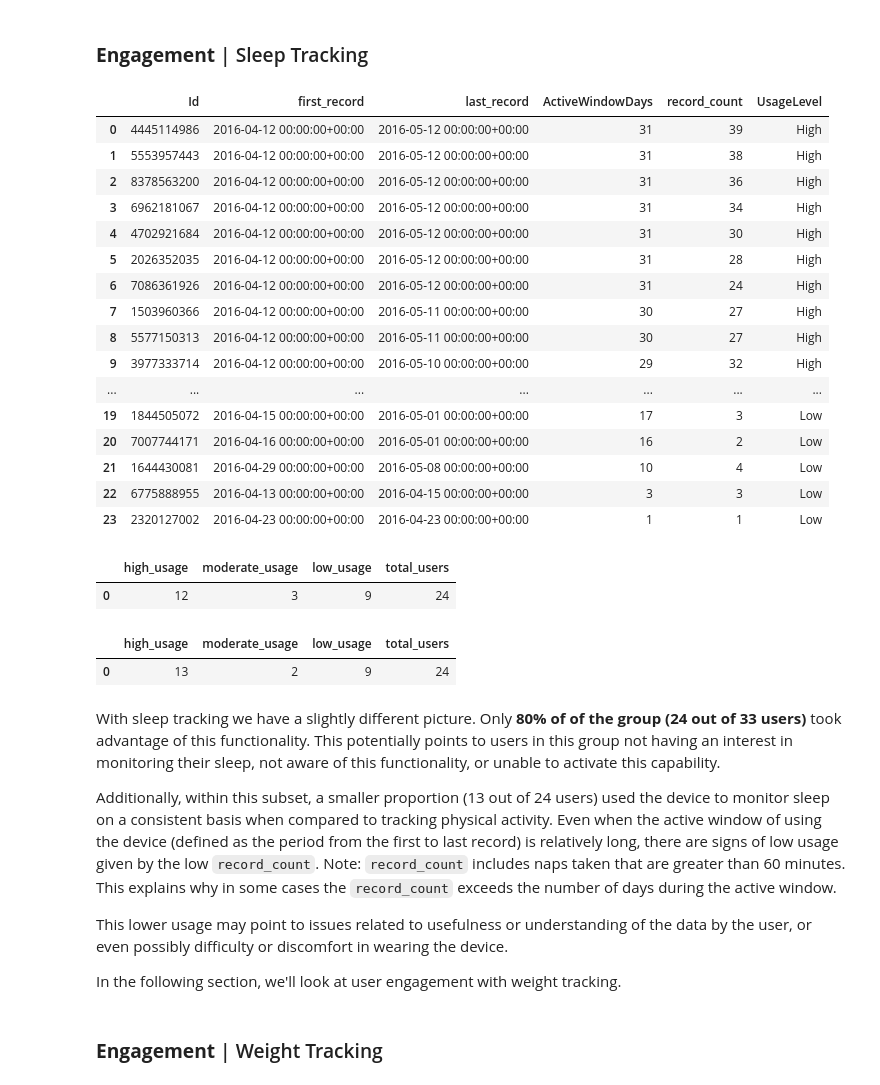
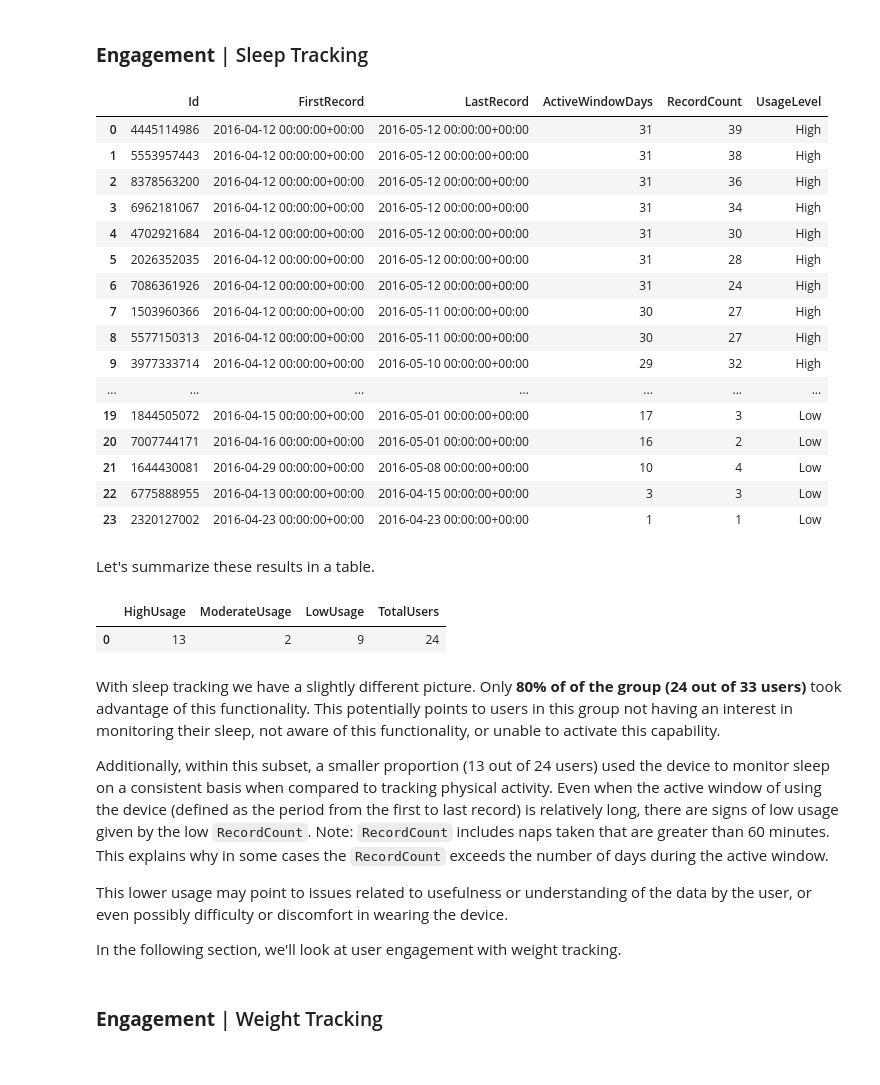
Before and after one commit to phlln/bellabeat-analysis, a Jupyter notebook: bellabeat_bigquery_playground.ipynb, the cells around one changed output. Drawn from its saved outputs; the diff is of its cells as text; code cells hidden in the pictures.

```diff
--- a/bellabeat_bigquery_playground.ipynb
+++ b/bellabeat_bigquery_playground.ipynb
@@ -776,26 +828,26 @@ Next, we'll look at sleep tracking.
 %%bigquery
 WITH sleep_record_count AS (
     SELECT Id,
-           SUM(TotalSleepRecords) AS record_count
+           SUM(TotalSleepRecords) AS RecordCount
      FROM `gac-bellabeat.activity.sleep`
     GROUP BY 1
 ),
 active_window AS (
     SELECT Id,
-           MIN(SleepDay) AS first_record,
-           MAX(SleepDay) AS last_record,
+           MIN(SleepDay) AS FirstRecord,
+           MAX(SleepDay) AS LastRecord,
            DATE_DIFF(MAX(SleepDay), MIN(SleepDay), DAY) + 1 AS ActiveWindowDays, -- add 1 to include usage on final day
      FROM `gac-bellabeat.activity.sleep`
     GROUP BY 1
 )
 SELECT aw.Id,
-       aw.first_record,
-       aw.last_record,
+       aw.FirstRecord,
+       aw.LastRecord,
        aw.ActiveWindowDays,
-       src.record_count,
+       src.RecordCount,
        CASE
-        WHEN src.record_count >= 21 THEN 'High'
-        WHEN src.record_count >= 14 THEN 'Moderate'
+        WHEN src.RecordCount >= 21 THEN 'High'
+        WHEN src.RecordCount >= 14 THEN 'Moderate'
         ELSE 'Low'
        END AS UsageLevel
  FROM active_window aw
@@ -803,7 +855,7 @@ SELECT aw.Id,
    ON aw.Id = src.Id
 ORDER BY 4 DESC, 5 DESC, 6;
 # %% [output]
-|  | Id | first_record | last_record | ActiveWindowDays | record_count | UsageLevel |
+|  | Id | FirstRecord | LastRecord | ActiveWindowDays | RecordCount | UsageLevel |
 | 0 | 4445114986 | 2016-04-12 00:00:00+00:00 | 2016-05-12 00:00:00+00:00 | 31 | 39 | High |
 | 1 | 5553957443 | 2016-04-12 00:00:00+00:00 | 2016-05-12 00:00:00+00:00 | 31 | 38 | High |
 | 2 | 8378563200 | 2016-04-12 00:00:00+00:00 | 2016-05-12 00:00:00+00:00 | 31 | 36 | High |
@@ -820,73 +872,51 @@ ORDER BY 4 DESC, 5 DESC, 6;
 | 21 | 1644430081 | 2016-04-29 00:00:00+00:00 | 2016-05-08 00:00:00+00:00 | 10 | 4 | Low |
 | 22 | 6775888955 | 2016-04-13 00:00:00+00:00 | 2016-04-15 00:00:00+00:00 | 3 | 3 | Low |
 | 23 | 2320127002 | 2016-04-23 00:00:00+00:00 | 2016-04-23 00:00:00+00:00 | 1 | 1 | Low |
-# %%
-%%bigquery
-WITH usage_categories AS (
-    SELECT Id,
-           MIN(SleepDay) AS first_record,
-           MAX(SleepDay) AS last_record,
-           DATE_DIFF(MAX(SleepDay), MIN(SleepDay), DAY) + 1 AS ActiveWindowDays, -- add 1 to include usage on final day
-           COUNT(SleepDay) AS record_count,
-           CASE
-            WHEN COUNT(SleepDay) >= 21 THEN 'High'
-            WHEN COUNT(SleepDay) >= 14 THEN 'Moderate'
-            ELSE 'Low'
-           END AS UsageLevel
-     FROM `gac-bellabeat.activity.sleep`
-    GROUP BY 1
-)
-SELECT SUM(CASE WHEN uc.UsageLevel = 'High' THEN 1 ELSE 0 END) AS high_usage,
-       SUM(CASE WHEN uc.UsageLevel = 'Moderate' THEN 1 ELSE 0 END) AS moderate_usage,
-       SUM(CASE WHEN uc.UsageLevel = 'Low' THEN 1 ELSE 0 END) AS low_usage,
-       COUNT(*) AS total_users
-FROM usage_categories uc;
-# %% [output]
-|  | high_usage | moderate_usage | low_usage | total_users |
-| 0 | 12 | 3 | 9 | 24 |
+# %% [markdown]
+Let's summarize these results in a table.
 # %%
 %%bigquery
 WITH sleep_record_count AS (
     SELECT Id,
-           SUM(TotalSleepRecords) AS record_count
+           SUM(TotalSleepRecords) AS RecordCount
      FROM `gac-bellabeat.activity.sleep`
     GROUP BY 1
 ),
 active_window AS (
     SELECT Id,
-           MIN(SleepDay) AS first_record,
-           MAX(SleepDay) AS last_record,
+           MIN(SleepDay) AS FirstRecord,
+           MAX(SleepDay) AS LastRecord,
            DATE_DIFF(MAX(SleepDay), MIN(SleepDay), DAY) + 1 AS ActiveWindowDays, -- add 1 to include usage on final day
      FROM `gac-bellabeat.activity.sleep`
     GROUP BY 1
 ),
 usage_categories AS (
     SELECT aw.Id,
-           aw.first_record,
-           aw.last_record,
+           aw.FirstRecord,
+           aw.LastRecord,
            aw.ActiveWindowDays,
-           src.record_count,
+           src.RecordCount,
            CASE
-            WHEN src.record_count >= 21 THEN 'High'
-            WHEN src.record_count >= 14 THEN 'Moderate'
+            WHEN src.RecordCount >= 21 THEN 'High'
+            WHEN src.RecordCount >= 14 THEN 'Moderate'
             ELSE 'Low'
            END AS UsageLevel
      FROM active_window aw
      JOIN sleep_record_count src
        ON aw.Id = src.Id
 )
-SELECT SUM(CASE WHEN uc.UsageLevel = 'High' THEN 1 ELSE 0 END) AS high_usage,
-       SUM(CASE WHEN uc.UsageLevel = 'Moderate' THEN 1 ELSE 0 END) AS moderate_usage,
-       SUM(CASE WHEN uc.UsageLevel = 'Low' THEN 1 ELSE 0 END) AS low_usage,
-       COUNT(*) AS total_users
+SELECT SUM(CASE WHEN uc.UsageLevel = 'High' THEN 1 ELSE 0 END) AS HighUsage,
+       SUM(CASE WHEN uc.UsageLevel = 'Moderate' THEN 1 ELSE 0 END) AS ModerateUsage,
+       SUM(CASE WHEN uc.UsageLevel = 'Low' THEN 1 ELSE 0 END) AS LowUsage,
+       COUNT(*) AS TotalUsers
  FROM usage_categories uc;
 # %% [output]
-|  | high_usage | moderate_usage | low_usage | total_users |
+|  | HighUsage | ModerateUsage | LowUsage | TotalUsers |
 | 0 | 13 | 2 | 9 | 24 |
 # %% [markdown]
 With sleep tracking we have a slightly different picture. Only **80% of of the group (24 out of 33 users)** took advantage of this functionality. This potentially points to users in this group not having an interest in monitoring their sleep,  not aware of this functionality, or unable to activate this capability.
 
-Additionally, within this subset, a smaller proportion (13 out of 24 users) used the device to monitor sleep on a consistent basis when compared to tracking physical activity. Even when the active window of using the device (defined as the period from the first to last record) is relatively long, there are signs of low usage given by the low `record_count`. Note: `record_count` includes naps taken that are greater than 60 minutes. This explains why in some cases the `record_count` exceeds the number of days during the active window.
+Additionally, within this subset, a smaller proportion (13 out of 24 users) used the device to monitor sleep on a consistent basis when compared to tracking physical activity. Even when the active window of using the device (defined as the period from the first to last record) is relatively long, there are signs of low usage given by the low `RecordCount`. Note: `RecordCount` includes naps taken that are greater than 60 minutes. This explains why in some cases the `RecordCount` exceeds the number of days during the active window.
 
 This lower usage may point to issues related to usefulness or understanding of the data by the user, or even possibly difficulty or discomfort in wearing the device.
 
```
Also changed, not shown: parts of 55 cells of this notebook.
